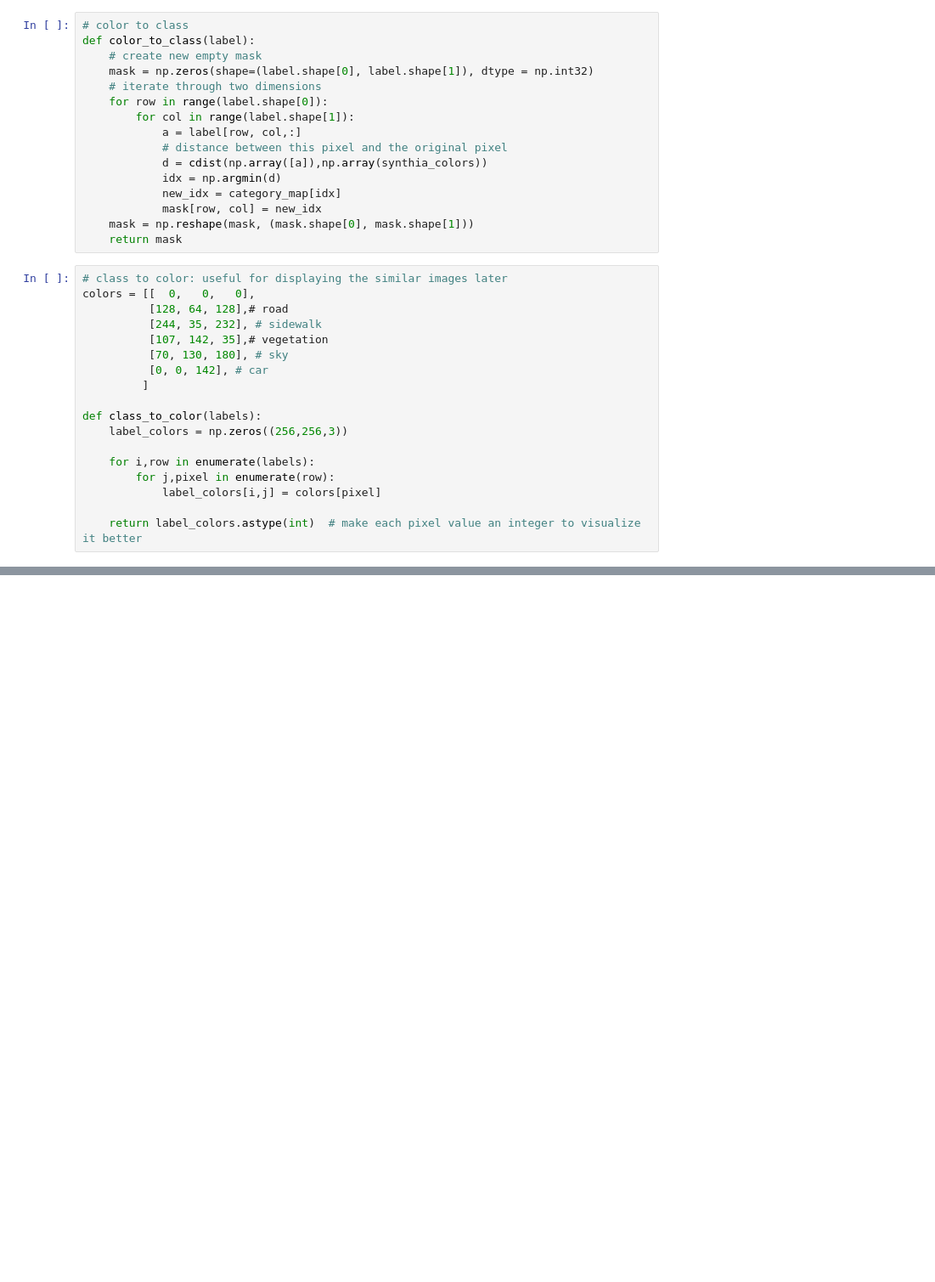
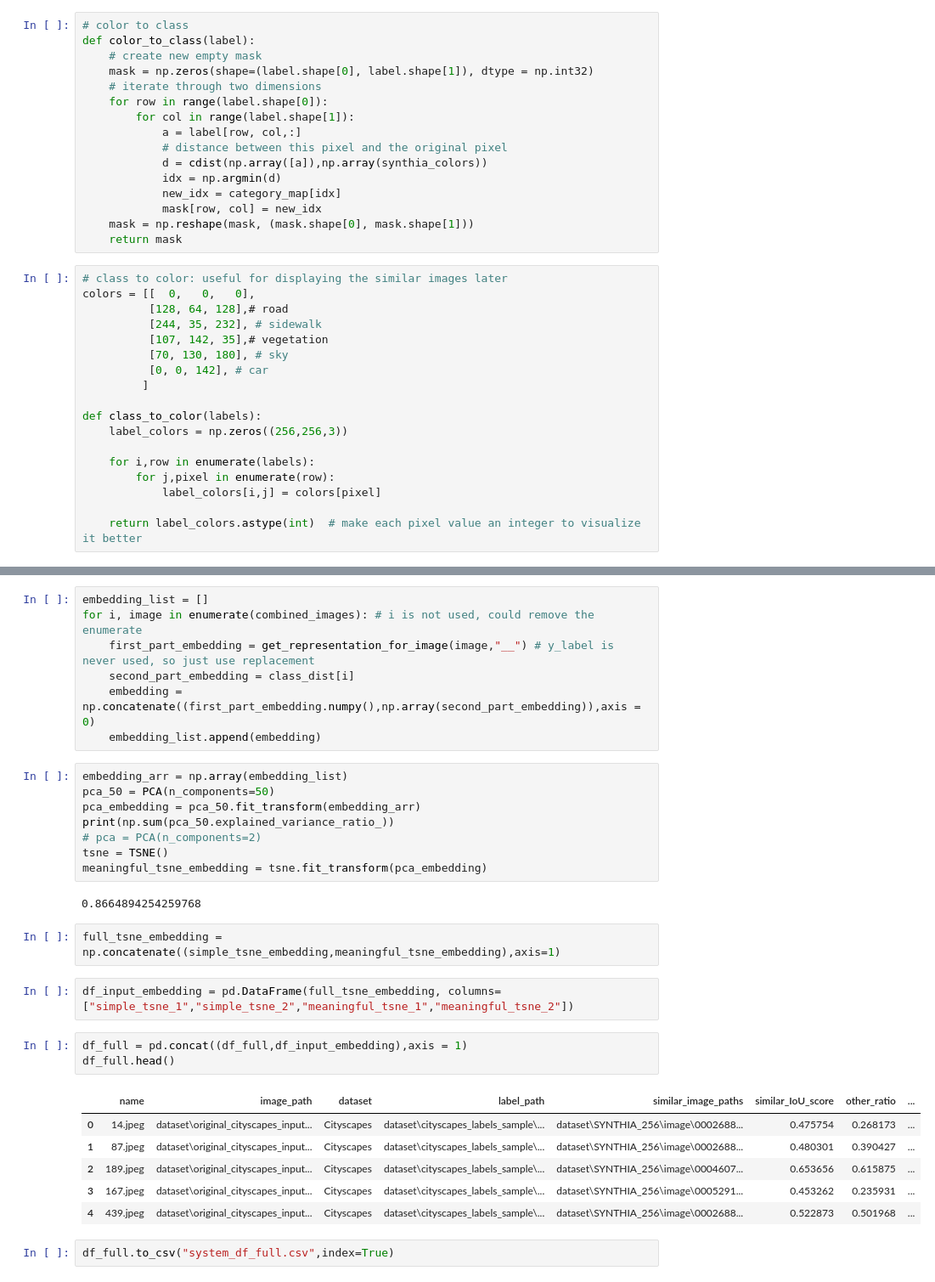
Before and after one commit to SihanZhu22/Graduation-project-domain-shift-image-2-image, a Jupyter notebook: jupyter/5.5-Generate DataFrame for front-end.ipynb, the cells around one changed output, grey strips where cells are left out. Shown: that part at 85% size. Cells and saved outputs as stored; diff of their text form; blank space fills up the shorter version.

```diff
--- a/jupyter/5.5-Generate DataFrame for front-end.ipynb
+++ b/jupyter/5.5-Generate DataFrame for front-end.ipynb
@@ -209,0 +628,33 @@ def transform_masks_synthia(labels):
+# %%
+embedding_list = []
+for i, image in enumerate(combined_images): # i is not used, could remove the enumerate
+    first_part_embedding = get_representation_for_image(image,"__") # y_label is never used, so just use replacement
+    second_part_embedding = class_dist[i]
+    embedding = np.concatenate((first_part_embedding.numpy(),np.array(second_part_embedding)),axis = 0)
+    embedding_list.append(embedding)
+# %%
+embedding_arr = np.array(embedding_list)
+pca_50 = PCA(n_components=50)
+pca_embedding = pca_50.fit_transform(embedding_arr)
+print(np.sum(pca_50.explained_variance_ratio_))
+# pca = PCA(n_components=2)
+tsne = TSNE()
+meaningful_tsne_embedding = tsne.fit_transform(pca_embedding)
+# %% [output]
+0.8664894254259768
+# %%
+full_tsne_embedding = np.concatenate((simple_tsne_embedding,meaningful_tsne_embedding),axis=1)
+# %%
+df_input_embedding = pd.DataFrame(full_tsne_embedding, columns=["simple_tsne_1","simple_tsne_2","meaningful_tsne_1","meaningful_tsne_2"])
+# %%
+df_full = pd.concat((df_full,df_input_embedding),axis = 1)
+df_full.head()
+# %% [output]
+|  | name | image_path | dataset | label_path | similar_image_paths | similar_IoU_score | other_ratio | ... |
+| 0 | 14.jpeg | dataset\original_cityscapes_input... | Cityscapes | dataset\cityscapes_labels_sample\... | dataset\SYNTHIA_256\image\0002688... | 0.475754 | 0.268173 | ... |
+| 1 | 87.jpeg | dataset\original_cityscapes_input... | Cityscapes | dataset\cityscapes_labels_sample\... | dataset\SYNTHIA_256\image\0002688... | 0.480301 | 0.390427 | ... |
+| 2 | 189.jpeg | dataset\original_cityscapes_input... | Cityscapes | dataset\cityscapes_labels_sample\... | dataset\SYNTHIA_256\image\0004607... | 0.653656 | 0.615875 | ... |
+| 3 | 167.jpeg | dataset\original_cityscapes_input... | Cityscapes | dataset\cityscapes_labels_sample\... | dataset\SYNTHIA_256\image\0005291... | 0.453262 | 0.235931 | ... |
+| 4 | 439.jpeg | dataset\original_cityscapes_input... | Cityscapes | dataset\cityscapes_labels_sample\... | dataset\SYNTHIA_256\image\0002688... | 0.522873 | 0.501968 | ... |
+# %%
+df_full.to_csv("system_df_full.csv",index=True)
```
Also changed, not shown: parts of 89 cells of this notebook, 1 other file.
